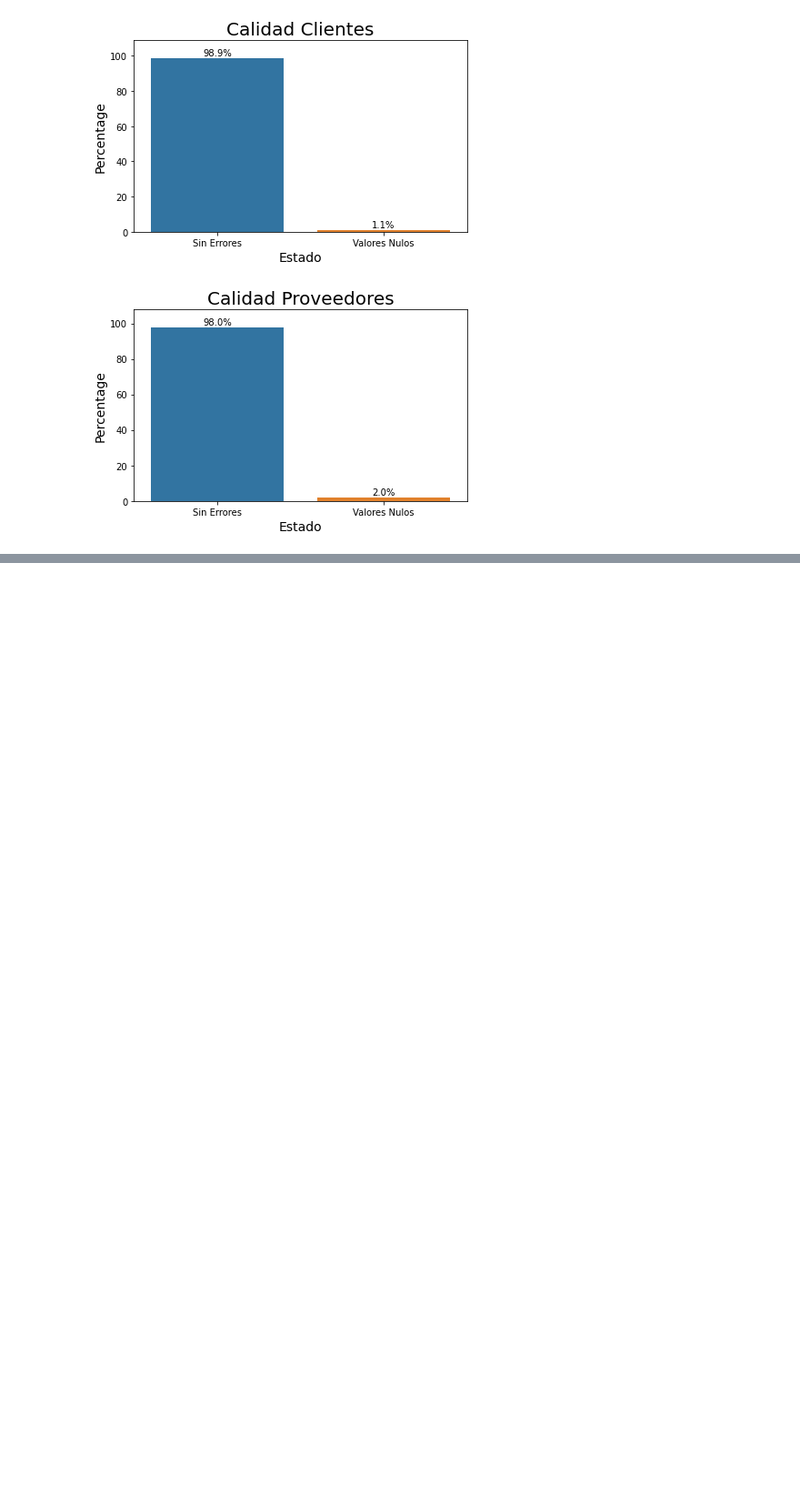
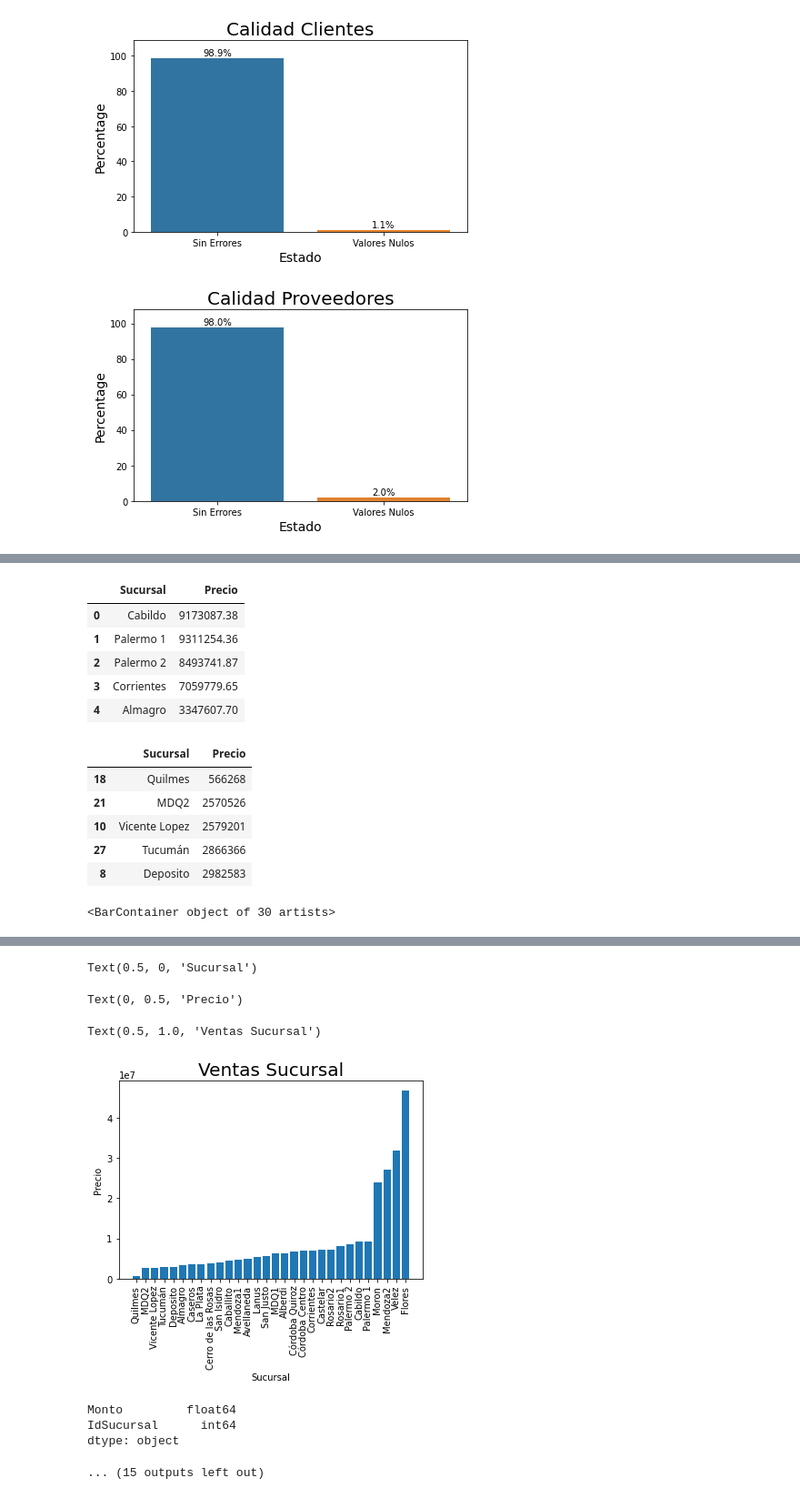
Before and after one commit to manusza/DS-PI-ProyectoIndividual, a Jupyter notebook: Datasets/Proyecto I.ipynb, the cells around one changed output, grey strips where cells are left out. Shown at 91% size. Saved outputs shown, nothing was run; the diff lists cells and outputs as text; code cells hidden in the pictures; blank space fills up the shorter version.

```diff
--- a/Datasets/Proyecto I.ipynb
+++ b/Datasets/Proyecto I.ipynb
@@ -513,0 +610,57 @@ df_compra.describe()
+# %%
+#vamos a analizar ahora 3 puntos claves
+
+#las sucursales que mas venden
+df_venta_sucursal = df_venta[['Precio', 'IdSucursal']].copy()
+print(df_venta_sucursal.dtypes)
+df_venta_sucursal.head()
+
+df_venta_sucursal= df_venta_sucursal.groupby([df_venta_sucursal.IdSucursal]).sum()
+df_venta_sucursal = df_venta_sucursal.reset_index(level=0)
+df_venta_sucursal.head()
+df_venta_sucursal['IdSucursal']= df_sucursales['Sucursal']
+df_venta_sucursal.rename(columns = {'IdSucursal':'Sucursal'}, inplace = True)
+df_venta_sucursal.head()
+df_venta_sucursal['Precio'] = df_venta_sucursal['Precio'].astype('int64')
+df_venta_sucursal = df_venta_sucursal.sort_values('Precio', ascending=True)
+df_venta_sucursal.head()
+
+plt.bar(df_venta_sucursal['Sucursal'], df_venta_sucursal['Precio'])
+plt.xticks(rotation=90)
+plt.xlabel("Sucursal")
+plt.ylabel("Precio")
+plt.title('Ventas Sucursal', fontsize=20)
+plt.show()
+
+#las sucursales con mas costos
+
+df_gasto_sucursal = df_gasto[['Monto', 'IdSucursal']].copy()
+print(df_gasto_sucursal.dtypes)
+df_gasto_sucursal.head()
+
+df_gasto_sucursal= df_gasto_sucursal.groupby([df_gasto_sucursal.IdSucursal]).sum()
+df_gasto_sucursal = df_gasto_sucursal.reset_index(level=0)
+df_gasto_sucursal.head()
+df_gasto_sucursal['IdSucursal']= df_sucursales['Sucursal']
+df_gasto_sucursal.rename(columns = {'IdSucursal':'Sucursal'}, inplace = True)
+df_gasto_sucursal.head()
+df_gasto_sucursal['Monto'] = df_gasto_sucursal['Monto'].astype('int64')
+df_gasto_sucursal = df_gasto_sucursal.sort_values('Monto', ascending=True)
+df_gasto_sucursal.head()
+
+plt.bar(df_gasto_sucursal['Sucursal'], df_gasto_sucursal['Monto'])
+plt.xticks(rotation=90)
+plt.xlabel("Sucursal")
+plt.title('Gastos Sucursal', fontsize=20)
+plt.ylabel("Monto")
+plt.show()
+
+#la cantidad de clientes por region
+
+df_clientes_region= df_clientes.groupby(['Provincia'])['Provincia'].count()
+df_clientes_region.plot(kind='bar', x='Provincia', y='Cantidad', color='#c93867', figsize=(10,10))
+plt.xticks(rotation=0)
+plt.title('Clientes x Region', fontsize=20)
+plt.show()
+df_clientes_region.head()
+# %% [output]
@@ -513,0 +682,13 @@ df_compra.describe()
+|  | Sucursal | Precio |
+| 0 | Cabildo | 9173087.38 |
+| 1 | Palermo 1 | 9311254.36 |
+| 2 | Palermo 2 | 8493741.87 |
+| 3 | Corrientes | 7059779.65 |
+| 4 | Almagro | 3347607.70 |
+|  | Sucursal | Precio |
+| 18 | Quilmes | 566268 |
+| 21 | MDQ2 | 2570526 |
+| 10 | Vicente Lopez | 2579201 |
+| 27 | Tucumán | 2866366 |
+| 8 | Deposito | 2982583 |
+<BarContainer object of 30 artists>
@@ -513,0 +712,8 @@ df_compra.describe()
+Text(0.5, 0, 'Sucursal')
+Text(0, 0.5, 'Precio')
+Text(0.5, 1.0, 'Ventas Sucursal')
+[figure, added]
+Monto         float64
+IdSucursal      int64
+dtype: object
+... (15 outputs left out)
```
Also changed, not shown: parts of 7 cells of this notebook, 3 other files.
